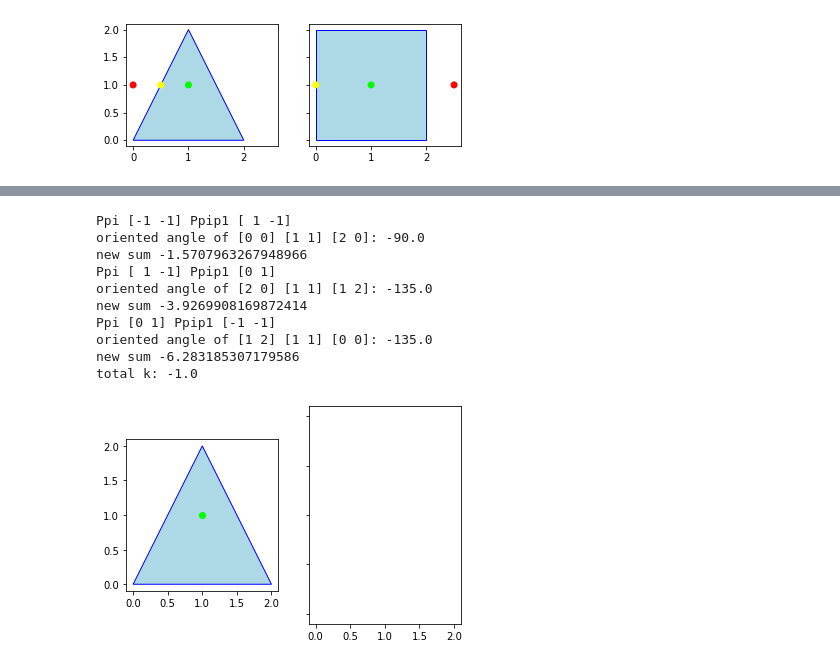
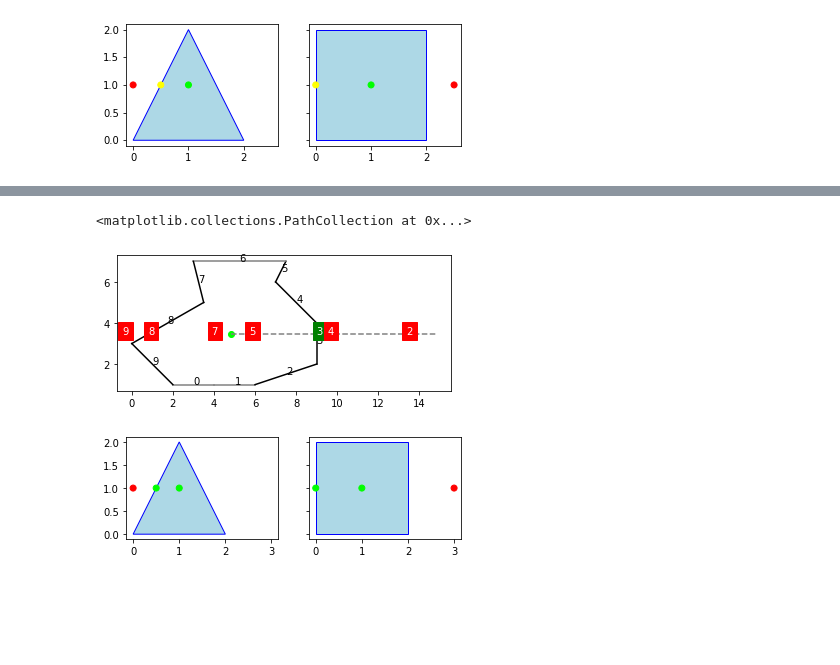
Before and after one commit to carolhmj/computational-geometry, a Jupyter notebook: exercise2/exercise2.ipynb, the cells around one changed output, grey strips where cells are left out. Saved outputs shown, nothing was run; the diff lists cells and outputs as text; code cells hidden in the pictures; blank space fills up the shorter version.

Commit message:
Add remaining questions

```diff
--- a/exercise2/exercise2.ipynb
+++ b/exercise2/exercise2.ipynb
@@ -178,15 +326,2 @@ plt.show()
 # %% [output]
 [figure]
-# %%
-def test(r):
-    return r[0] + r[1]
-
-x = np.array([[1,2], [3,4], [1,1]])
-x2 = np.array([[1,2], [3,4], [0,-1], [1,2]])
-c = np.array([[1,0,0,1],[0,1,0,1], [1,1,0,1]])
-for k in x:
-    print(test(k))
-
-fig, ax = plt.subplots()
-ax.scatter(x[:,0], x[:,1], c=c, zorder=10)
-ax.fill(x2[:,0], x2[:,1])
@@ -199,9 +366,24 @@ ax.fill(x2[:,0], x2[:,1])
+# %%
+# Question 6: Polygon formed by points
+
+pl = np.array([[2,1],[4,1],[6,1],[9,2],[9,4],[7,6],[7.5,7],[3,7],[3.5,5],[0,3],[2,1]])
+pt = np.array(np.average(pl, axis=0))
+#print(f'{pt}')
+
+fig, ax = plt.subplots(1,1, sharex=True, sharey=True)
+test = lambda pt, pl: point_in_polygon_intersection_visual(pt, pl, ax)
+ax.set_aspect('equal')
+#draw_points_in_polygon(pt, pl, ax, test, stat_to_col)
+status = point_in_polygon_intersection_visual(pt,pl,ax)
+ax.scatter(pt[0], pt[1], color=stat_to_col[status])
+# %% [output]
+<matplotlib.collections.PathCollection at 0x...>
+[figure, added]
 # %%
 rd = 180/math.pi
 
 # Question 5 - Oriented angle technique
 def angle(a,b):
-    #print(f'angle between {a} {b} {math.acos(np.dot(a,b) / (np.linalg.norm(a)*np.linalg.norm(b)) )}')
     return math.acos(np.dot(a,b) / (np.linalg.norm(a)*np.linalg.norm(b)) )
 
 # Given an vector x, returns the oriented angle represented by it
@@ -219,37 +401,23 @@ def point_in_polygon_rotation(P, p):
     for i in range(0,n):
         Ppi = np.subtract(p[i], P)
         Ppip1 = np.subtract(p[i+1], P)
-        print(f'Ppi {Ppi} Ppip1 {Ppip1}')
-        #print(f'individual oriented angles: from {P} to {p[i+1]} is {oriented_angle(Ppip1)*rd}, from {P} to {p[i]} {oriented_angle(Ppi)*rd}')
-        #or_angl = oriented_angle(Ppip1) - oriented_angle(Ppi)
-        or_angl = oriented_angle(Ppip1,Ppi)
-        print(f'oriented angle of {p[i]} {P} {p[i+1]}: {or_angl*rd}')
+        or_angl = oriented_angle(Ppi, Ppip1)
         k += or_angl
-        print(f'new sum {k}')
     k *= 1/(2*math.pi)
-    print(f'total k: {k}')
 
     # Point is inside polygon if the rotation index is not zero
-    return not math.isclose(k, 0)
+    return not math.isclose(k, 0, abs_tol=1e-5)
 # %%
 col_map = {
     True: [0,1,0,1],
     False: [1,0,0,1]
 }
 
 test = lambda pt, pl: point_in_polygon_rotation(pt, pl)
 fig, ax = plt.subplots(1,2, sharex=True, sharey=True)
 ax[0].set_aspect('equal')
-draw_points_in_polygon(np.array([[1,1]]), np.array([[0,0], [2,0], [1,2], [0,0]]), ax[0], test, col_map)
+draw_points_in_polygon(np.array([[1,1], [0,1], [0.5,1]]), np.array([[0,0], [2,0], [1,2], [0,0]]), ax[0], test, col_map)
+ax[1].set_aspect('equal')
+draw_points_in_polygon(np.array([[0,1],[1,1],[3,1]]), np.array([[0,0], [2,0], [2,2], [0,2], [0,0]]), ax[1], test, col_map)
 # %% [output]
-Ppi [-1 -1] Ppip1 [ 1 -1]
-oriented angle of [0 0] [1 1] [2 0]: -90.0
-new sum -1.5707963267948966
-Ppi [ 1 -1] Ppip1 [0 1]
-oriented angle of [2 0] [1 1] [1 2]: -135.0
-new sum -3.9269908169872414
-Ppi [0 1] Ppip1 [-1 -1]
-oriented angle of [1 2] [1 1] [0 0]: -135.0
-new sum -6.283185307179586
-total k: -1.0
-[figure, old version]
+[figure, new version]
```
Also changed, not shown: parts of 10 cells of this notebook.
